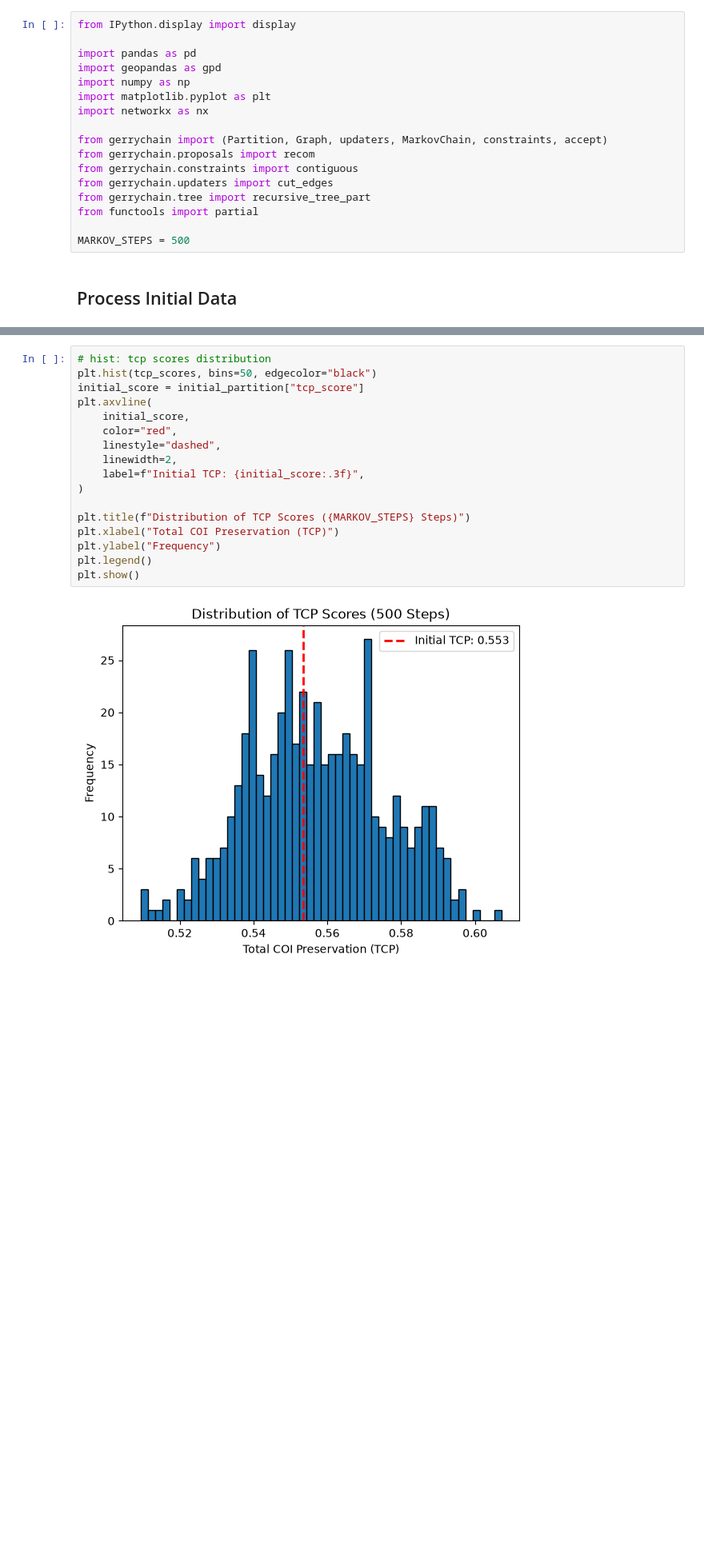
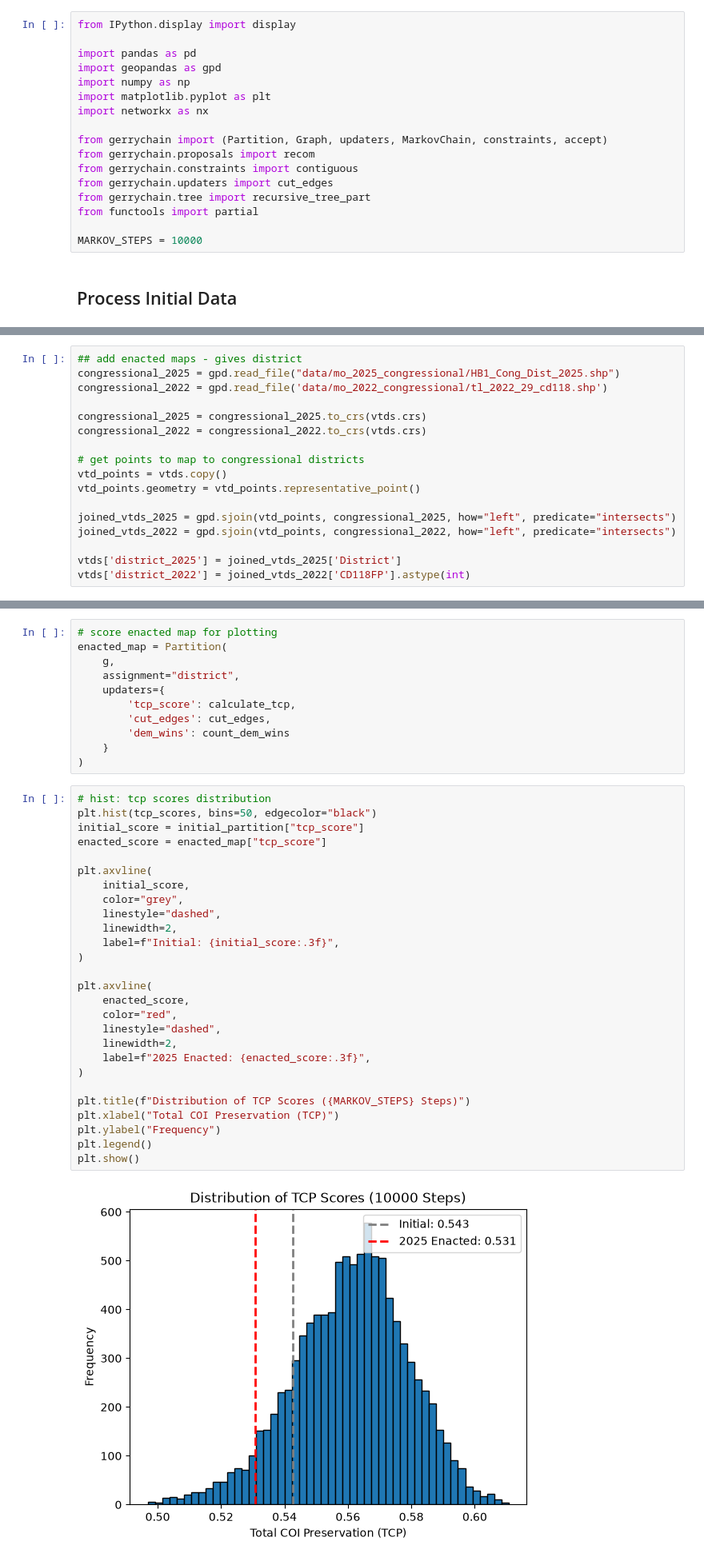
Before and after one commit to jevonlipsey/coi-preservation-project, a Jupyter notebook: mo_scoring.ipynb, the cells around one changed output, grey strips where cells are left out. Shown at 80% size. Saved outputs shown, nothing was run; the diff lists cells and outputs as text; blank space fills up the shorter version.

```diff
--- a/mo_scoring.ipynb
+++ b/mo_scoring.ipynb
@@ -16,7 +16,7 @@ from gerrychain.updaters import cut_edges
 from gerrychain.tree import recursive_tree_part
 from functools import partial
 
-MARKOV_STEPS = 500
+MARKOV_STEPS = 10000
 # %% [markdown]
 ## Process Initial Data
 # %%
@@ -64,0 +67,17 @@ vtds['COI_POPS'] = [coi_dict.get(name, {}) for name in vtds['NAME']]
+# %%
+## add enacted maps - gives district
+congressional_2025 = gpd.read_file("data/mo_2025_congressional/HB1_Cong_Dist_2025.shp")
+congressional_2022 = gpd.read_file('data/mo_2022_congressional/tl_2022_29_cd118.shp')
+
+congressional_2025 = congressional_2025.to_crs(vtds.crs)
+congressional_2022 = congressional_2022.to_crs(vtds.crs)
+
+# get points to map to congressional districts
+vtd_points = vtds.copy()
+vtd_points.geometry = vtd_points.representative_point()
+
+joined_vtds_2025 = gpd.sjoin(vtd_points, congressional_2025, how="left", predicate="intersects")
+joined_vtds_2022 = gpd.sjoin(vtd_points, congressional_2022, how="left", predicate="intersects")
+
+vtds['district_2025'] = joined_vtds_2025['District']
+vtds['district_2022'] = joined_vtds_2022['CD118FP'].astype(int)
@@ -280,22 +322,43 @@ plt.show()
+# %%
+# score enacted map for plotting
+enacted_map = Partition(
+    g,
+    assignment="district",
+    updaters={
+        'tcp_score': calculate_tcp,
+        'cut_edges': cut_edges,
+        'dem_wins': count_dem_wins
+    }
+)
 # %%
 # hist: tcp scores distribution
 plt.hist(tcp_scores, bins=50, edgecolor="black")
 initial_score = initial_partition["tcp_score"]
+enacted_score = enacted_map["tcp_score"]
+
 plt.axvline(
     initial_score,
+    color="grey",
+    linestyle="dashed",
+    linewidth=2,
+    label=f"Initial: {initial_score:.3f}",
+)
+
+plt.axvline(
+    enacted_score,
     color="red",
     linestyle="dashed",
     linewidth=2,
-    label=f"Initial TCP: {initial_score:.3f}",
+    label=f"2025 Enacted: {enacted_score:.3f}",
 )
 
 plt.title(f"Distribution of TCP Scores ({MARKOV_STEPS} Steps)")
 plt.xlabel("Total COI Preservation (TCP)")
 plt.ylabel("Frequency")
 plt.legend()
 plt.show()
 # %% [output]
-[figure, old version]
+[figure, new version]
 # %%
 # hist: dem seats distribution
 n_districts = len(initial_partition.parts)
```
Also changed, not shown: parts of 18 cells of this notebook, 14 other files.
